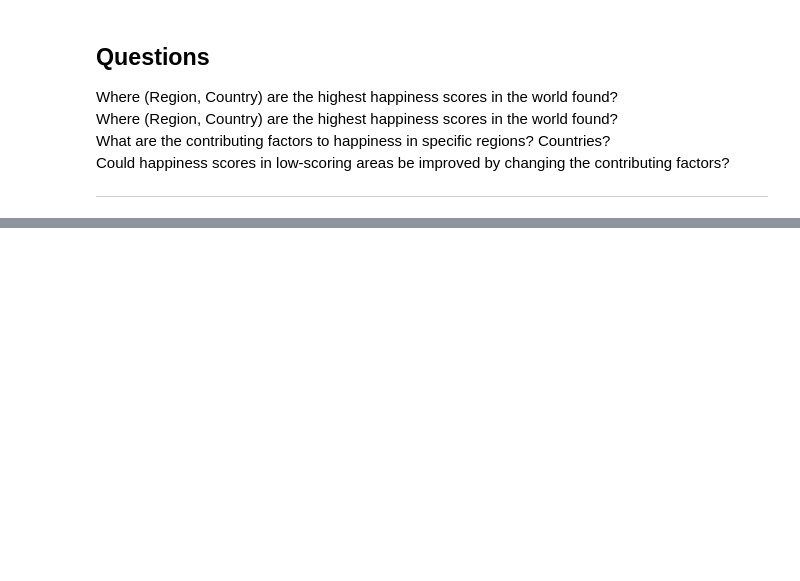
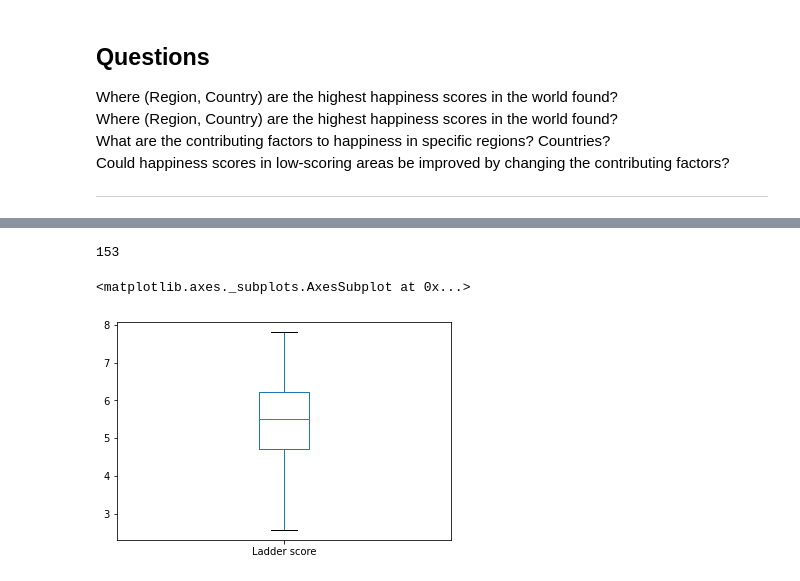
Before and after one commit to MackRoe/WHR2020_DataAnalysis, a Jupyter notebook: World-Happiness-2020.ipynb, the cells around one changed output, grey strips where cells are left out. Saved outputs shown, nothing was run; the diff lists cells and outputs as text; code cells hidden in the pictures; blank space fills up the shorter version.

```diff
--- a/World-Happiness-2020.ipynb
+++ b/World-Happiness-2020.ipynb
@@ -219,0 +256,9 @@ ValueError: Length of values does not match length of index
+# %%
+print(len(df['Ladder score'].unique()))
+# %% [output]
+153
+# %%
+df['Ladder score'].plot.box()
+# %% [output]
+<matplotlib.axes._subplots.AxesSubplot at 0x...>
+[figure, added]
```
Also changed, not shown: parts of 4 cells of this notebook.
